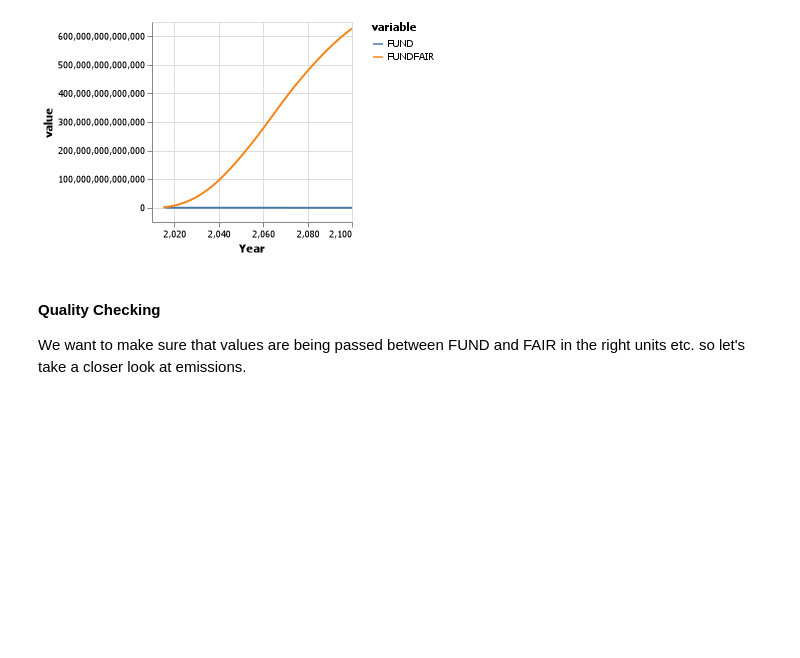
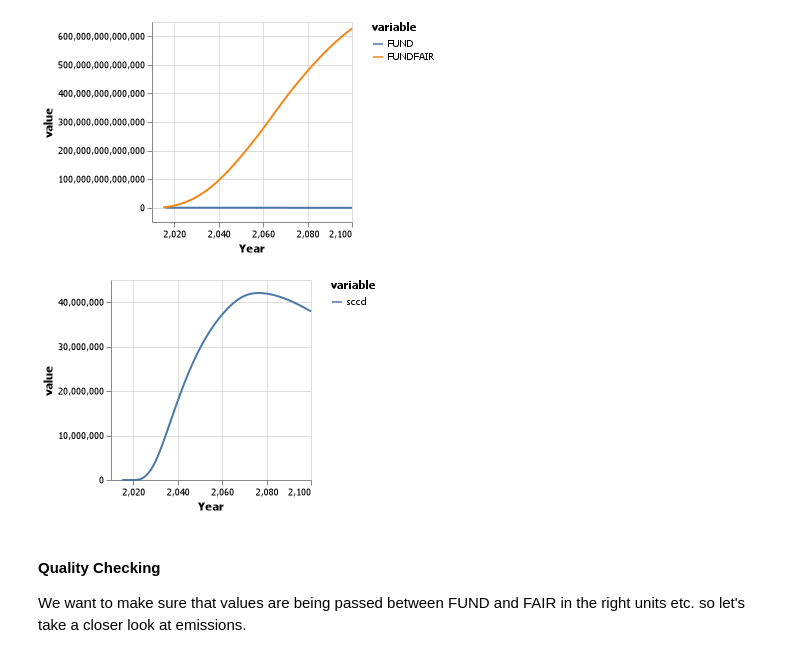
Before and after one commit to dongjinchi/CLAIM, a Jupyter notebook: 03FUNDp-MimiFAIR/MimiFUND-MimiFAIR162-Flat.ipynb, the cells around one changed output. Cells and saved outputs as stored; diff of their text form; code cells hidden in the pictures; blank space fills up the shorter version.

```diff
--- a/03FUNDp-MimiFAIR/MimiFUND-MimiFAIR162-Flat.ipynb
+++ b/03FUNDp-MimiFAIR/MimiFUND-MimiFAIR162-Flat.ipynb
@@ -254,7 +254,8 @@ explore(m) # fails in VSCode-run notebook, uncomment if running these commands l
 # %% [output]
 Electron.Window(Application(Base.PipeEndpoint(Base.Libc.WindowsRawSocket(0x0000000000000450) open, 0 bytes waiting), Process(setenv(`'C:\Users\dongj\.julia\artifacts\77dde9ca99aacbbcdc9754e39062ed451e ...
 # %%
-gsc = FUNDprovince.compute_scco2(m, year = 2020,last_year=2100)[1]
-show(gsc)
-rsc = FUNDprovince.compute_scco2(m, year = 2020,last_year=2100)[2]
+result = FUNDprovince.compute_scco2(m, year = 2020,last_year=2100,return_mm =true)
+mm = result.mm
+gsc = FUNDprovince.compute_scco2(m, year = 2020,last_year=2100).gsc
+rsc = FUNDprovince.compute_scco2(m, year = 2020,last_year=2100).rsc
 # %% [output]
@@ -326,6 +326,27 @@ stack(df, [:FUND, :FUNDFAIR]) |>
 )
 # %% [output]
 [figure]
+# %%
+sccbase = sum(mm.base[:impactaggregation,:loss], dims = 2)
+sccbase = sccbase[:,1]
+sccmodified =sum( mm.modified[:impactaggregation,:loss], dims = 2)
+sccmodified = sccmodified[:,1];
+sccd = sccmodified - sccbase;
+# %%
+df = DataFrame(
+    :Year => Mimi.time_labels(m),
+    :sccd =>sccd )
+
+stack(df, [:sccd]) |>
+
+@vlplot(
+    :line,
+    x = :Year,
+    y = :value,
+    color = :variable
+)
+# %% [output]
+[figure, added]
 # %% [markdown]
 #### Quality Checking
 
```
Also changed, not shown: parts of 1 cell of this notebook.
